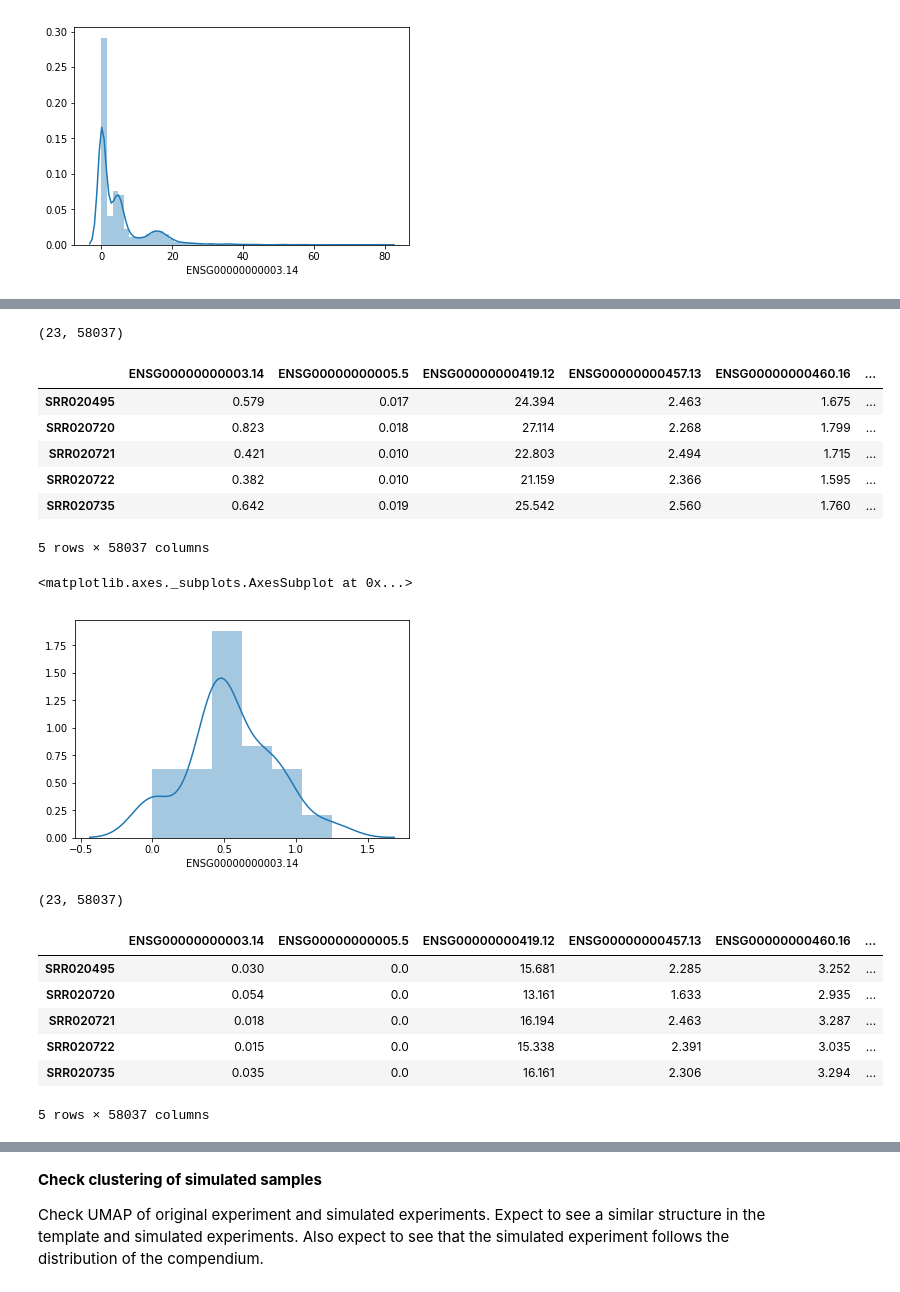
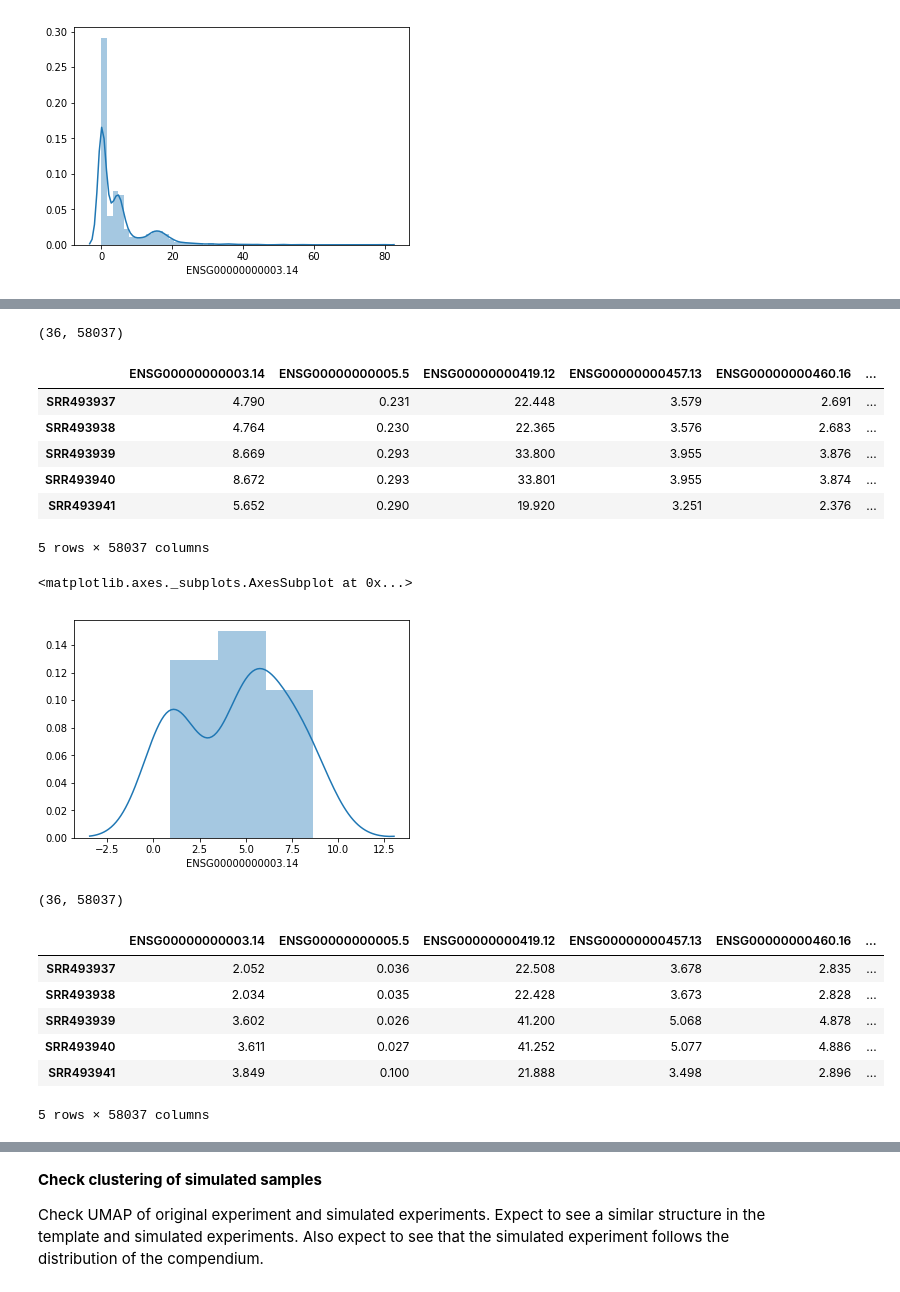
Before and after one commit to greenelab/simulate-expression-compendia, a Jupyter notebook: Rank_pathways/2_simulate_data.ipynb, the cells around one changed output, grey strips where cells are left out. Drawn from its saved outputs; the diff is of its cells as text; code cells hidden in the pictures.

```diff
--- a/Rank_pathways/2_simulate_data.ipynb
+++ b/Rank_pathways/2_simulate_data.ipynb
@@ -61,16 +61,14 @@ params = utils.read_config(config_file)
 local_dir = params["local_dir"]
 dataset_name = params['dataset_name']
 NN_architecture = params['NN_architecture']
-num_runs = 25
+num_runs = params['num_simulated']
+project_id = params['project_id']
 
 NN_dir = os.path.join(
     base_dir,
     dataset_name,
     "models",
     NN_architecture)
-
-# User selected experiment id
-project_id = "SRP000762"
 # %%
 # Load real compendium
 compendium_file = os.path.join(
@@ -172,39 +174,39 @@ sns.distplot(template_data['ENSG00000000003.14'])
 # %%
 # Manual select one simulated experiment
 simulated_file_1 = os.path.join(
     local_dir,
     "pseudo_experiment",
-    "selected_simulated_data_SRP000762_0.txt")
+    "selected_simulated_data_"+project_id+"_0.txt")
 
 # Read data
 simulated_test_1 = pd.read_csv(
     simulated_file_1,
     header=0,
     sep='\t',
     index_col=0)
 
 print(simulated_test_1.shape)
 simulated_test_1.head()
 # %% [output]
-(23, 58037)
+(36, 58037)
 |  | ENSG00000000003.14 | ENSG00000000005.5 | ENSG00000000419.12 | ENSG00000000457.13 | ENSG00000000460.16 | ... |
-| SRR020495 | 0.579 | 0.017 | 24.394 | 2.463 | 1.675 | ... |
-| SRR020720 | 0.823 | 0.018 | 27.114 | 2.268 | 1.799 | ... |
-| SRR020721 | 0.421 | 0.010 | 22.803 | 2.494 | 1.715 | ... |
-| SRR020722 | 0.382 | 0.010 | 21.159 | 2.366 | 1.595 | ... |
-| SRR020735 | 0.642 | 0.019 | 25.542 | 2.560 | 1.760 | ... |
+| SRR493937 | 4.790 | 0.231 | 22.448 | 3.579 | 2.691 | ... |
+| SRR493938 | 4.764 | 0.230 | 22.365 | 3.576 | 2.683 | ... |
+| SRR493939 | 8.669 | 0.293 | 33.800 | 3.955 | 3.876 | ... |
+| SRR493940 | 8.672 | 0.293 | 33.801 | 3.955 | 3.874 | ... |
+| SRR493941 | 5.652 | 0.290 | 19.920 | 3.251 | 2.376 | ... |
 5 rows × 58037 columns
 # %%
 sns.distplot(simulated_test_1['ENSG00000000003.14'])
 # %% [output]
 <matplotlib.axes._subplots.AxesSubplot at 0x...>
-[figure, old version]
+[figure, new version]
 # %%
 # Manual select another simulated experiment
 simulated_file_2 = os.path.join(
     local_dir,
     "pseudo_experiment",
-    "selected_simulated_data_SRP000762_10.txt")
+    "selected_simulated_data_"+project_id+"_10.txt")
 
 # Read data
 simulated_test_2 = pd.read_csv(
@@ -216,13 +218,13 @@ simulated_test_2 = pd.read_csv(
 print(simulated_test_2.shape)
 simulated_test_2.head()
 # %% [output]
-(23, 58037)
+(36, 58037)
 |  | ENSG00000000003.14 | ENSG00000000005.5 | ENSG00000000419.12 | ENSG00000000457.13 | ENSG00000000460.16 | ... |
-| SRR020495 | 0.030 | 0.0 | 15.681 | 2.285 | 3.252 | ... |
-| SRR020720 | 0.054 | 0.0 | 13.161 | 1.633 | 2.935 | ... |
-| SRR020721 | 0.018 | 0.0 | 16.194 | 2.463 | 3.287 | ... |
-| SRR020722 | 0.015 | 0.0 | 15.338 | 2.391 | 3.035 | ... |
-| SRR020735 | 0.035 | 0.0 | 16.161 | 2.306 | 3.294 | ... |
+| SRR493937 | 2.052 | 0.036 | 22.508 | 3.678 | 2.835 | ... |
+| SRR493938 | 2.034 | 0.035 | 22.428 | 3.673 | 2.828 | ... |
+| SRR493939 | 3.602 | 0.026 | 41.200 | 5.068 | 4.878 | ... |
+| SRR493940 | 3.611 | 0.027 | 41.252 | 5.077 | 4.886 | ... |
+| SRR493941 | 3.849 | 0.100 | 21.888 | 3.498 | 2.896 | ... |
 5 rows × 58037 columns
 # %%
 sns.distplot(simulated_test_2['ENSG00000000003.14'])
```
Also changed, not shown: parts of 8 cells of this notebook, 3 other files.
